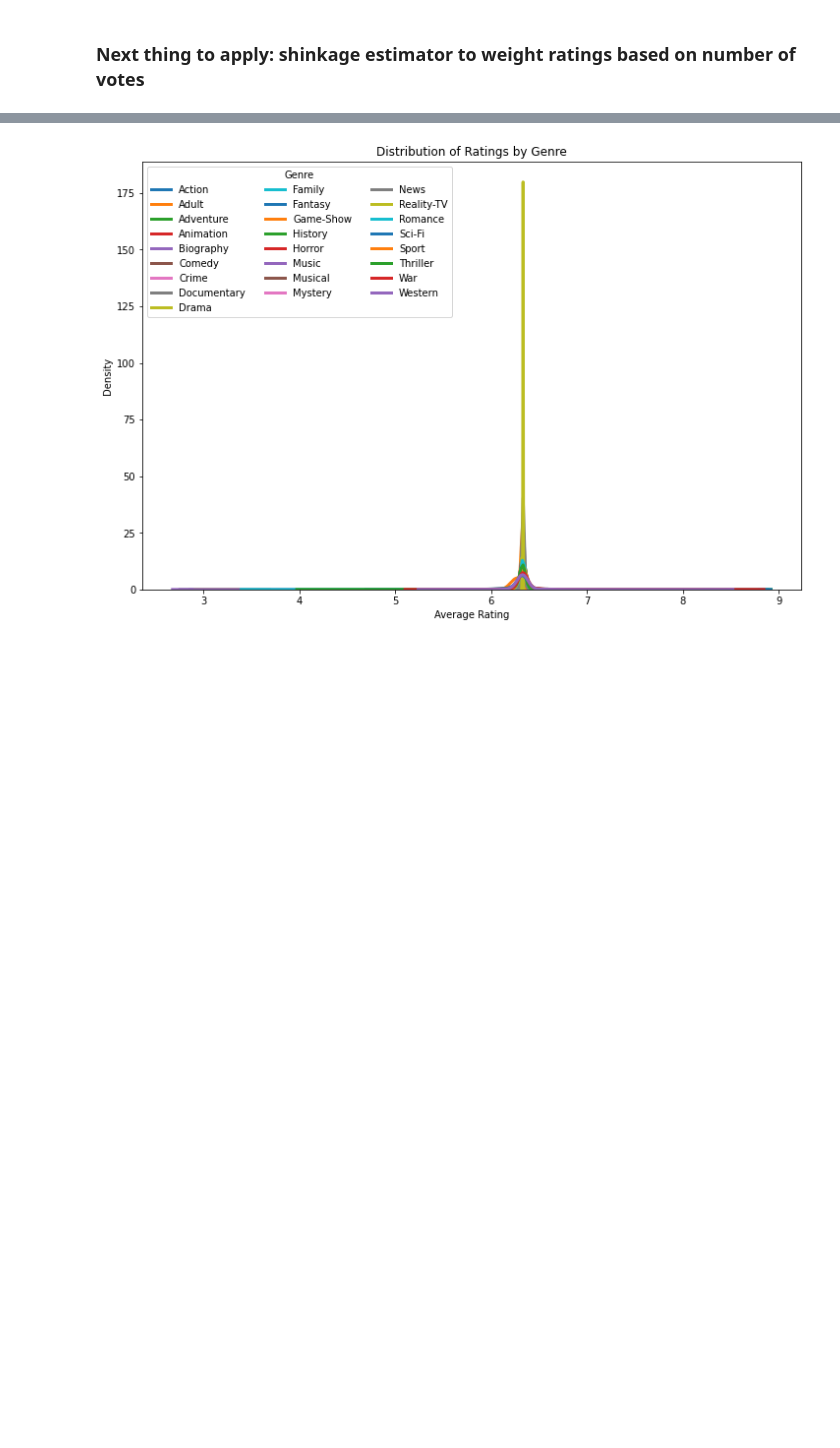
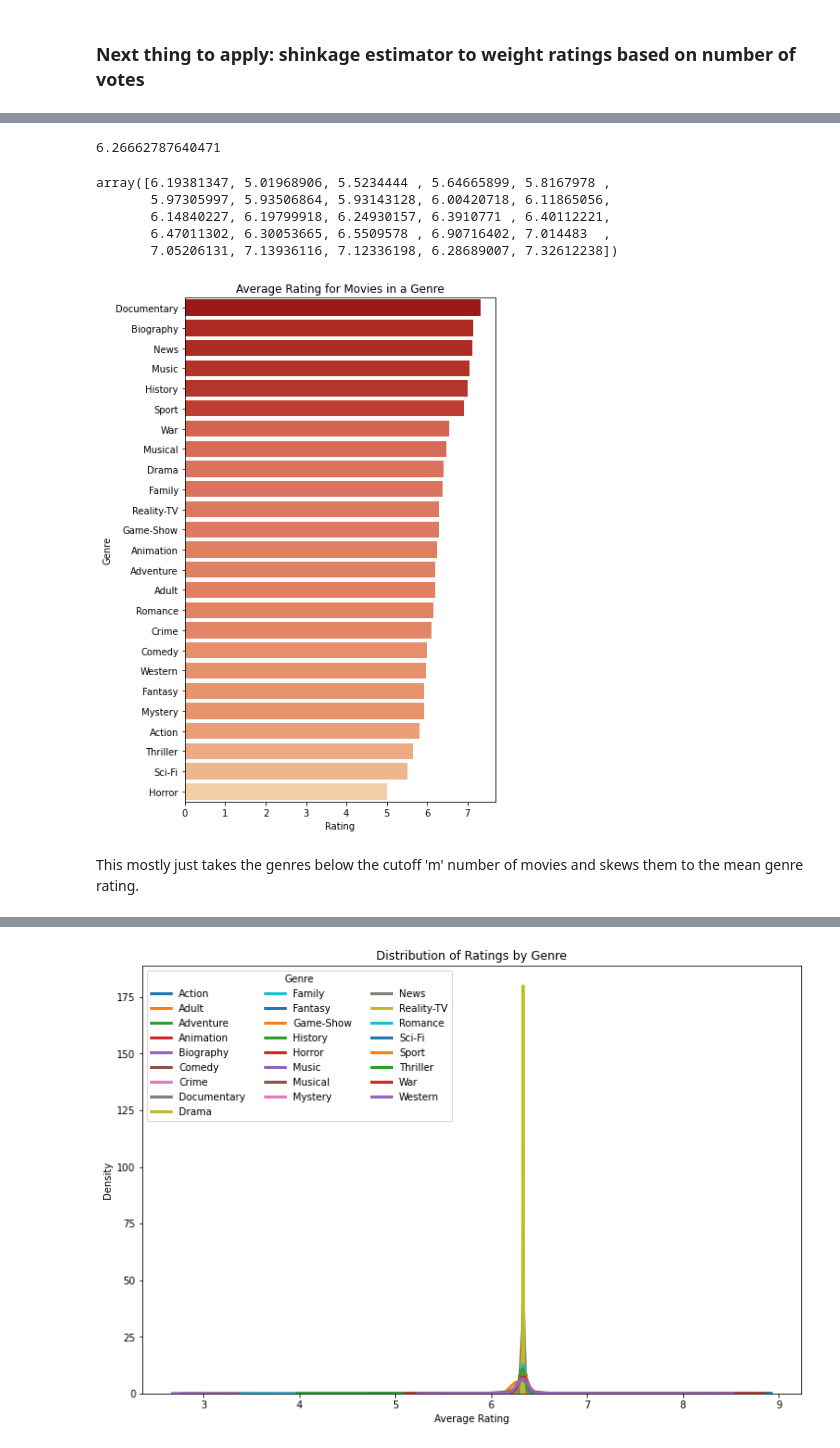
Before and after one commit to jonnyhof/phase1_project, a Jupyter notebook: scratch.ipynb, the cells around one changed output, grey strips where cells are left out. Saved outputs shown, nothing was run; the diff lists cells and outputs as text; code cells hidden in the pictures; blank space fills up the shorter version.

Commit message:
work on scratch doing weighting

```diff
--- a/scratch.ipynb
+++ b/scratch.ipynb
@@ -457,0 +505,59 @@ plt.ylabel('Density');
+# %%
+C = 0
+m = 100
+summ = []
+for key, value in ratings_dict_sorted.items():
+
+    summ.append(value['average_rating'])
+C = np.mean(summ)
+# %%
+C
+# %% [output]
+6.26662787640471
+# %%
+weight_coeff = []
+
+
+for key, value in ratings_dict_sorted.items():
+    weight_coeff.append(value['number_movies']/(value['number_movies']+m))
+
+original_rating = [value['average_rating'] for key, value in ratings_dict_sorted.items()]
+number_movies = [value['number_movies'] for key, value in ratings_dict_sorted.items()]
+genre_sorted = [key for key, value in ratings_dict_sorted.items()]
+weight_coeff = np.array(weight_coeff)
+original_rating = np.array(original_rating)
+number_movies = np.array(number_movies)
+
+weighted_rating = (weight_coeff * original_rating) + ((1-weight_coeff) * C)
+# %%
+weighted_rating
+# %% [output]
+array([6.19381347, 5.01968906, 5.5234444 , 5.64665899, 5.8167978 ,
+       5.97305997, 5.93506864, 5.93143128, 6.00420718, 6.11865056,
+       6.14840227, 6.19799918, 6.24930157, 6.3910771 , 6.40112221,
+       6.47011302, 6.30053665, 6.5509578 , 6.90716402, 7.014483  ,
+       7.05206131, 7.13936116, 7.12336198, 6.28689007, 7.32612238])
+# %%
+dict_to_sort = {genre_sorted[i]: weighted_rating[i] for i in range(len(weighted_rating))}
+
+sorted_dict = dict(sorted(dict_to_sort.items(), key=lambda item: item[1]))
+
+ratings_sorted = [value for key, value in sorted_dict.items()][::-1]
+genres_sorted = [key for key, value in sorted_dict.items()][::-1]
+
+norm = plt.Normalize(min(weighted_rating)-1, max(weighted_rating)+.5)
+colors = plt.cm.OrRd(norm(ratings_sorted))
+
+
+fig, ax = plt.subplots(figsize=(6,10))
+
+sns.barplot(ratings_sorted, genres_sorted, palette = colors, orient='horizonatal')
+
+ax.tick_params(axis='x', labelrotation = 0)
+ax.set_xlabel('Rating')
+ax.set_ylabel('Genre')
+ax.set_title('Average Rating for Movies in a Genre');
+# %% [output]
+[figure, added]
+# %% [markdown]
+This mostly just takes the genres below the cutoff 'm' number of movies and skews them to the mean genre rating.
```
Also changed, not shown: parts of 11 cells of this notebook.
